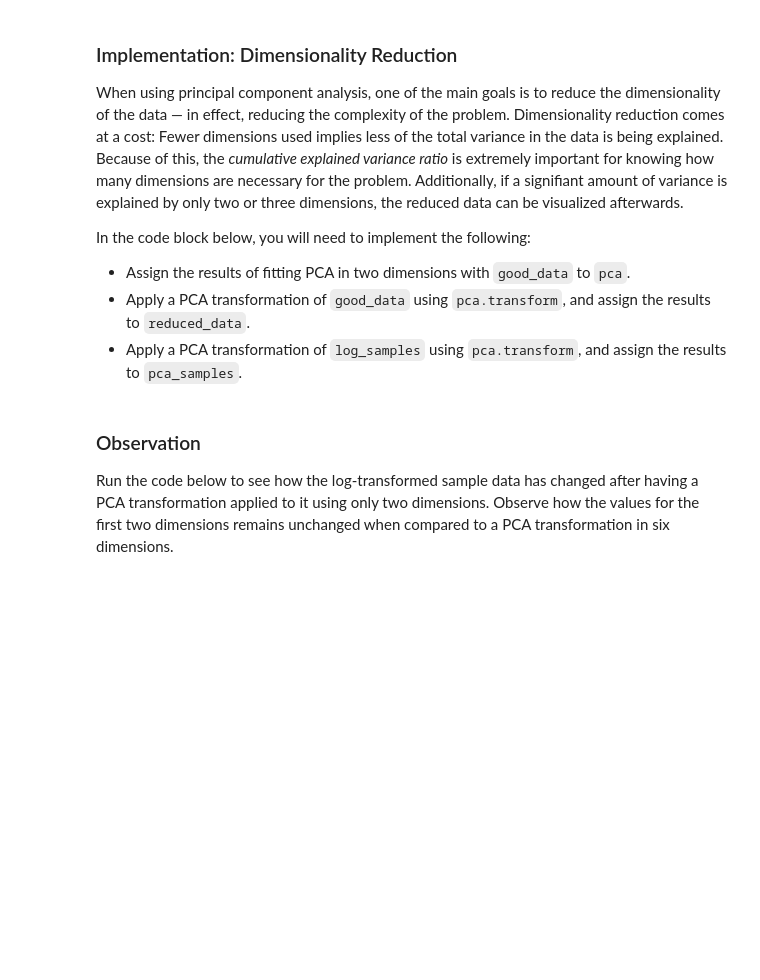
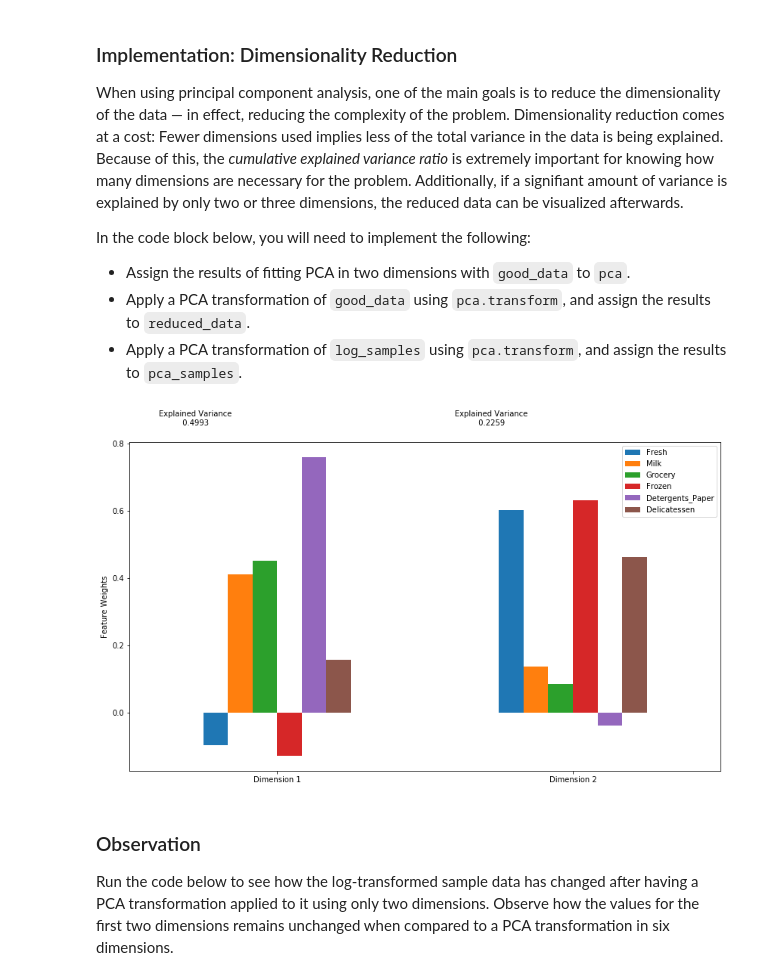
Before and after one commit to dirkhonda/udacity, a Jupyter notebook: customer_segments/customer_segments.ipynb, the cells around one changed output. Saved outputs shown, nothing was run; the diff lists cells and outputs as text; code cells hidden in the pictures; blank space fills up the shorter version.

```diff
--- a/customer_segments/customer_segments.ipynb
+++ b/customer_segments/customer_segments.ipynb
@@ -348,16 +365,20 @@ In the code block below, you will need to implement the following:
  - Apply a PCA transformation of `log_samples` using `pca.transform`, and assign the results to `pca_samples`.
 # %%
 # TODO: Apply PCA by fitting the good data with only two dimensions
-pca = None
+pca = PCA(n_components=2)
+pca = pca.fit(good_data)
 
 # TODO: Transform the good data using the PCA fit above
-reduced_data = None
+reduced_data = pca.transform(good_data)
 
 # TODO: Transform log_samples using the PCA fit above
-pca_samples = None
+pca_samples = pca.transform(log_samples)
 
 # Create a DataFrame for the reduced data
 reduced_data = pd.DataFrame(reduced_data, columns = ['Dimension 1', 'Dimension 2'])
+explained_results = vs.pca_results(good_data, pca)
+# %% [output]
+[figure, added]
 # %% [markdown]
 ### Observation
 Run the code below to see how the log-transformed sample data has changed after having a PCA transformation applied to it using only two dimensions. Observe how the values for the first two dimensions remains unchanged when compared to a PCA transformation in six dimensions.
```
Also changed, not shown: parts of 27 cells of this notebook, 1 other file.
